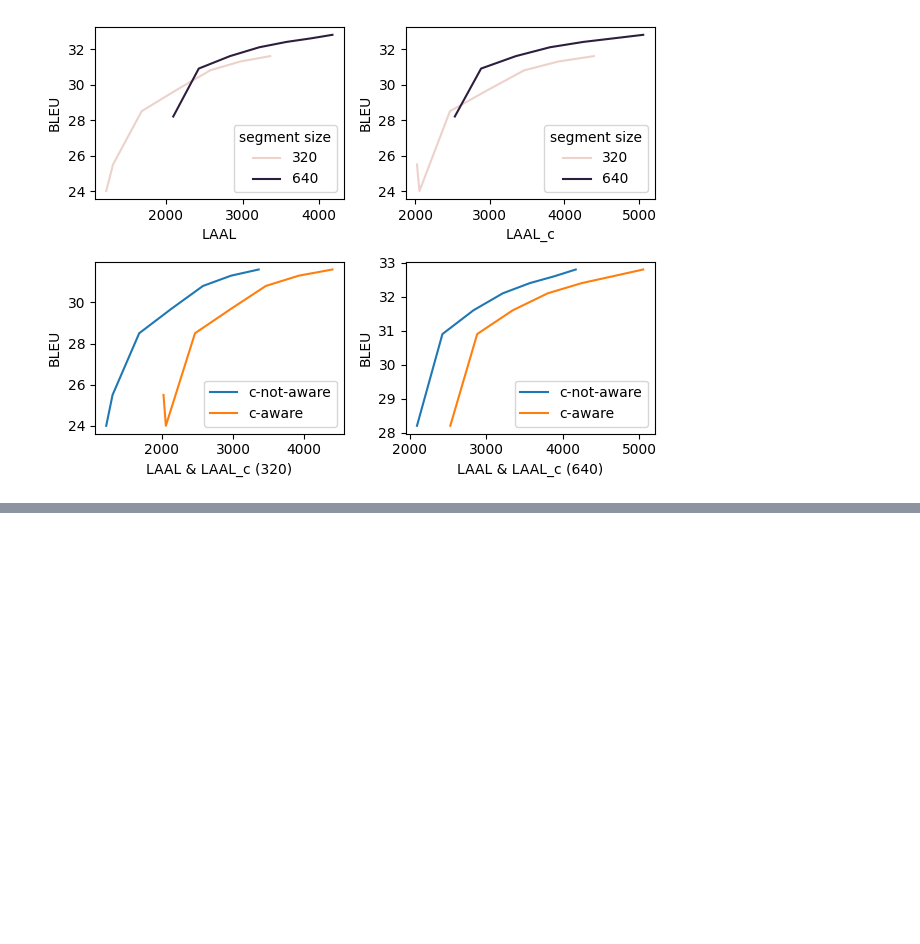
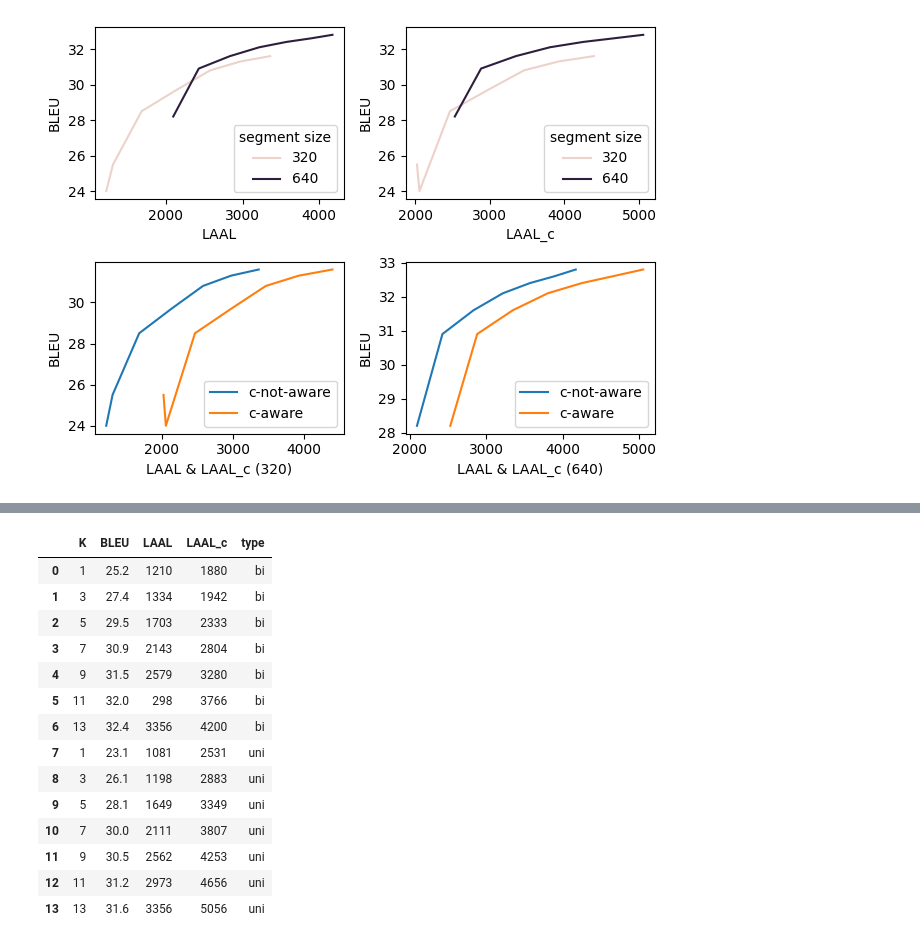
Before and after one commit to LeiLiLab/InfiniSST, a Jupyter notebook: plots/plot.ipynb, the cells around one changed output, grey strips where cells are left out. Saved outputs shown, nothing was run; the diff lists cells and outputs as text; code cells hidden in the pictures; blank space fills up the shorter version.

```diff
--- a/plots/plot.ipynb
+++ b/plots/plot.ipynb
@@ -77,0 +112,18 @@ plt.savefig('laal_bleu.png', dpi=300)
+# %%
+df
+# %% [output]
+|  | K | BLEU | LAAL | LAAL_c | type |
+| 0 | 1 | 25.2 | 1210 | 1880 | bi |
+| 1 | 3 | 27.4 | 1334 | 1942 | bi |
+| 2 | 5 | 29.5 | 1703 | 2333 | bi |
+| 3 | 7 | 30.9 | 2143 | 2804 | bi |
+| 4 | 9 | 31.5 | 2579 | 3280 | bi |
+| 5 | 11 | 32.0 | 298 | 3766 | bi |
+| 6 | 13 | 32.4 | 3356 | 4200 | bi |
+| 7 | 1 | 23.1 | 1081 | 2531 | uni |
+| 8 | 3 | 26.1 | 1198 | 2883 | uni |
+| 9 | 5 | 28.1 | 1649 | 3349 | uni |
+| 10 | 7 | 30.0 | 2111 | 3807 | uni |
+| 11 | 9 | 30.5 | 2562 | 4253 | uni |
+| 12 | 11 | 31.2 | 2973 | 4656 | uni |
+| 13 | 13 | 31.6 | 3356 | 5056 | uni |
```
Also changed, not shown: parts of 2 cells of this notebook, 6 other files.
